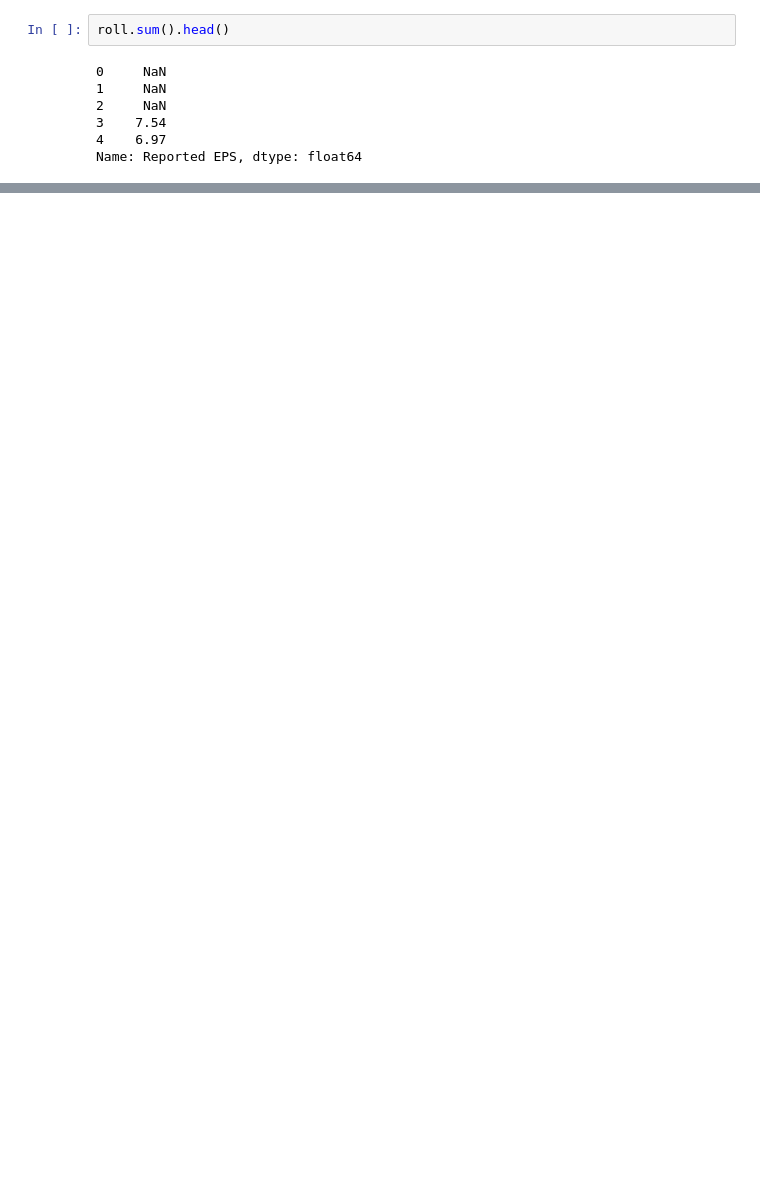
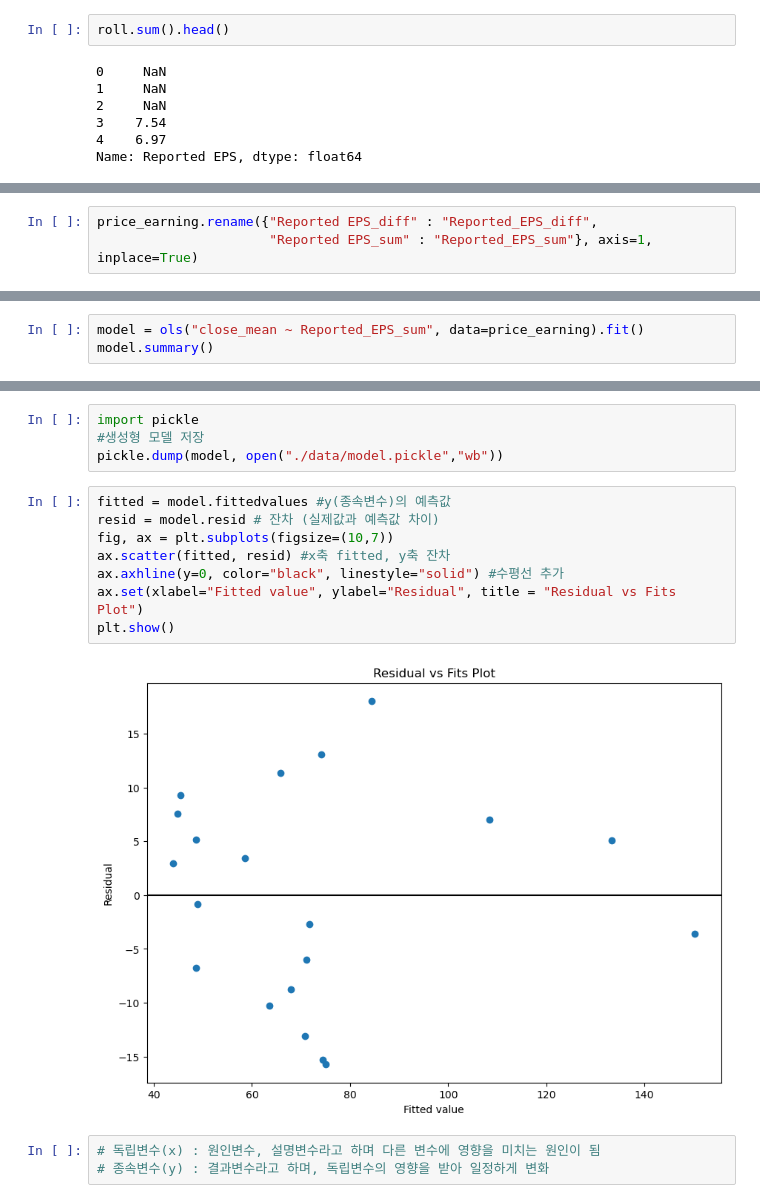
Before and after one commit to yumioh/knou, a Jupyter notebook: Data_Science_Introduction/Finalterm/chapter_7_8.ipynb, the cells around one changed output, grey strips where cells are left out. Saved outputs shown, nothing was run; the diff lists cells and outputs as text; blank space fills up the shorter version.

```diff
--- a/Data_Science_Introduction/Finalterm/chapter_7_8.ipynb
+++ b/Data_Science_Introduction/Finalterm/chapter_7_8.ipynb
@@ -561,0 +696,3 @@ Name: EPS Estimate, Length: 81, dtype: float64
+# %%
+price_earning.rename({"Reported EPS_diff" : "Reported_EPS_diff",
+                      "Reported EPS_sum" : "Reported_EPS_sum"}, axis=1, inplace=True)
@@ -561,0 +740,3 @@ Name: EPS Estimate, Length: 81, dtype: float64
+# %%
+model = ols("close_mean ~ Reported_EPS_sum", data=price_earning).fit()
+model.summary()
@@ -561,0 +763,17 @@ Name: EPS Estimate, Length: 81, dtype: float64
+# %%
+import pickle
+#생성형 모델 저장
+pickle.dump(model, open("./data/model.pickle","wb"))
+# %%
+fitted = model.fittedvalues #y(종속변수)의 예측값
+resid = model.resid # 잔차 (실제값과 예측값 차이)
+fig, ax = plt.subplots(figsize=(10,7))
+ax.scatter(fitted, resid) #x축 fitted, y축 잔차
+ax.axhline(y=0, color="black", linestyle="solid") #수평선 추가
+ax.set(xlabel="Fitted value", ylabel="Residual", title = "Residual vs Fits Plot")
+plt.show()
+# %% [output]
+[figure, added]
+# %%
+# 독립변수(x) : 원인변수, 설명변수라고 하며 다른 변수에 영향을 미치는 원인이 됨
+# 종속변수(y) : 결과변수라고 하며, 독립변수의 영향을 받아 일정하게 변화
```
Also changed, not shown: parts of 52 cells of this notebook, 1 other file.
